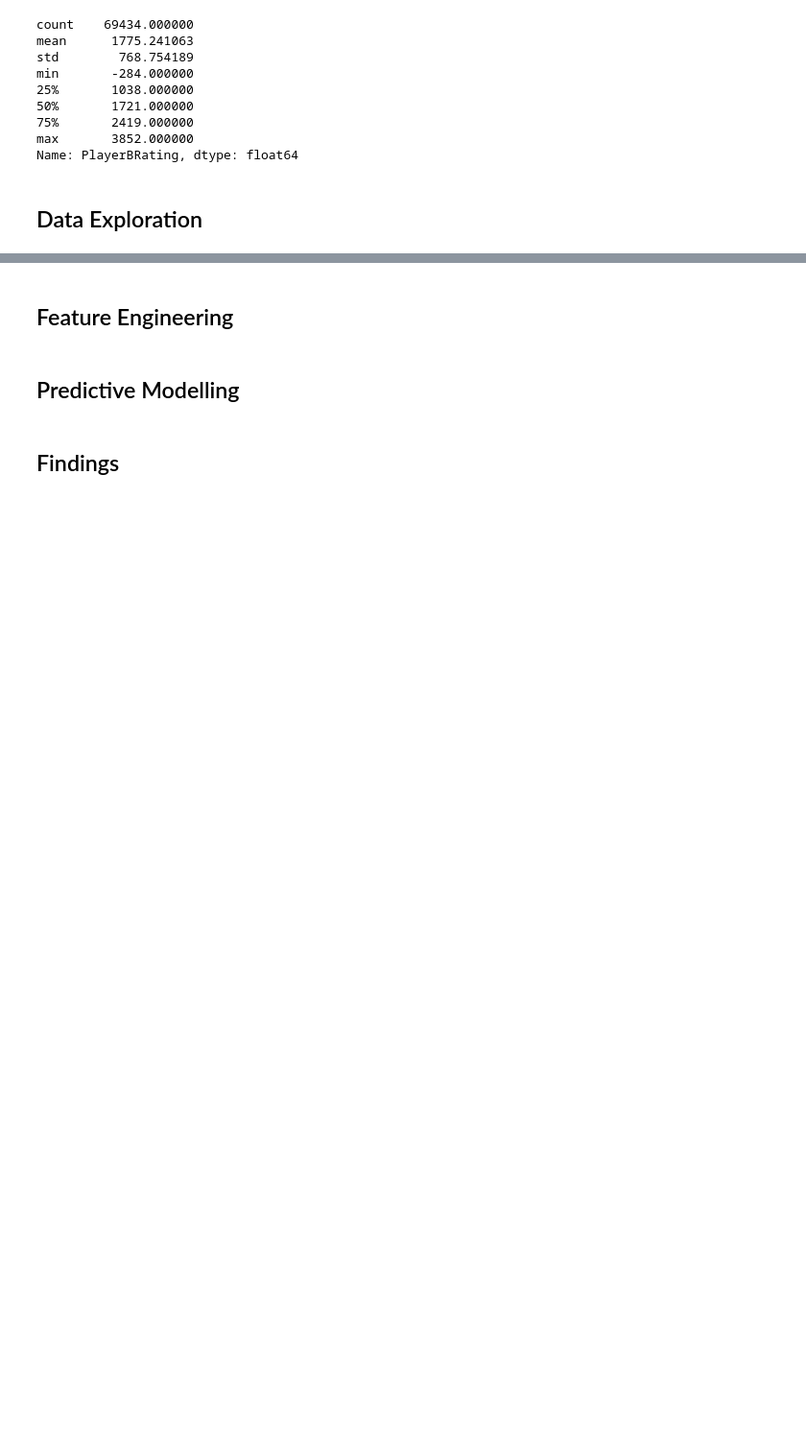
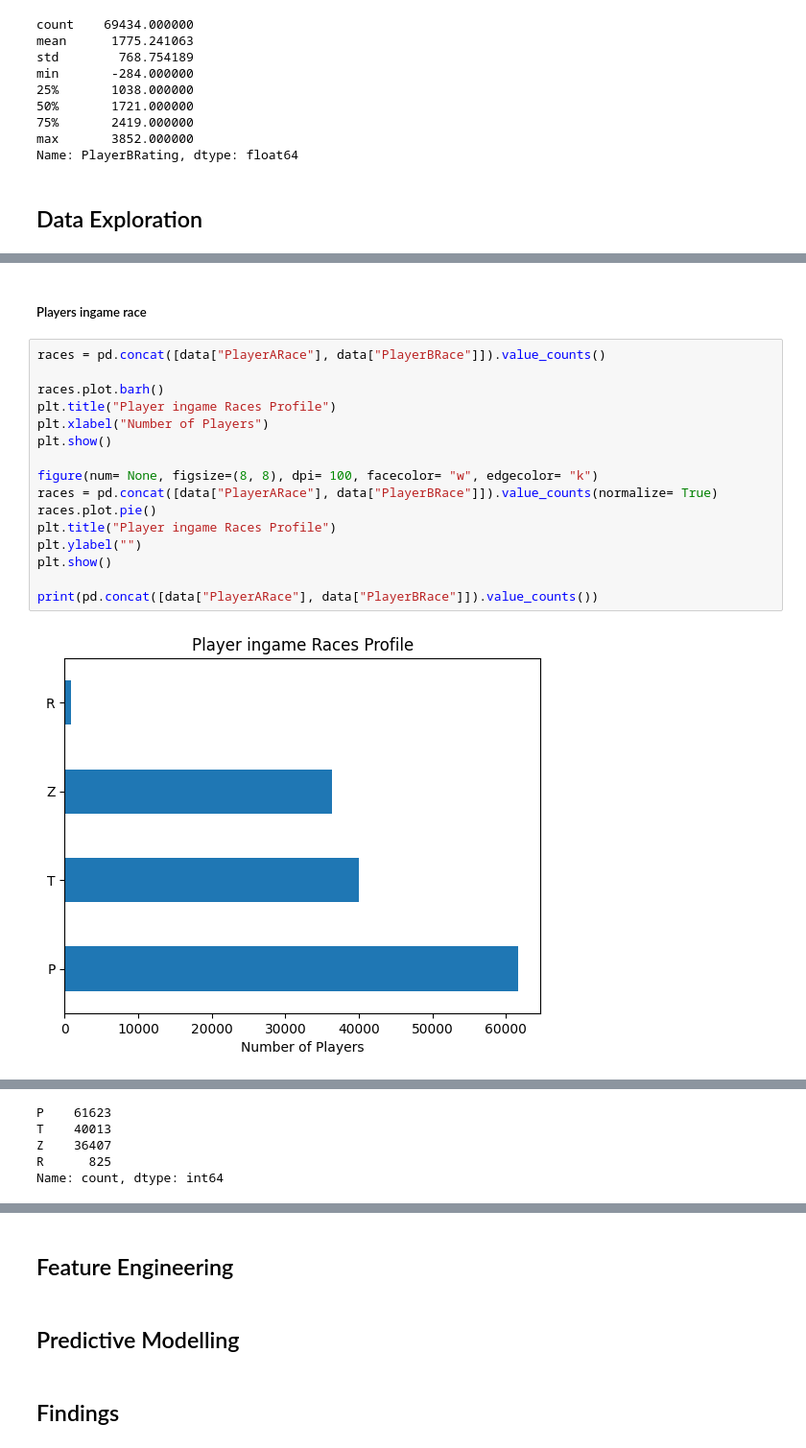
Before and after one commit to MeabhG97/Datascience_StarCraft, a Jupyter notebook: MeabhGibneyDAProject.ipynb, the cells around one changed output, grey strips where cells are left out. Shown: that part at 96% size. Saved outputs shown, nothing was run; the diff lists cells and outputs as text; blank space fills up the shorter version.

```diff
--- a/MeabhGibneyDAProject.ipynb
+++ b/MeabhGibneyDAProject.ipynb
@@ -199,0 +268,20 @@ Name: PlayerBRating, dtype: float64
+# %% [markdown]
+##### Players ingame race
+# %%
+races = pd.concat([data["PlayerARace"], data["PlayerBRace"]]).value_counts()
+
+races.plot.barh()
+plt.title("Player ingame Races Profile")
+plt.xlabel("Number of Players")
+plt.show()
+
+figure(num= None, figsize=(8, 8), dpi= 100, facecolor= "w", edgecolor= "k")
+races = pd.concat([data["PlayerARace"], data["PlayerBRace"]]).value_counts(normalize= True)
+races.plot.pie()
+plt.title("Player ingame Races Profile")
+plt.ylabel("")
+plt.show()
+
+print(pd.concat([data["PlayerARace"], data["PlayerBRace"]]).value_counts())
+# %% [output]
+[figure, added]
@@ -199,0 +289,5 @@ Name: PlayerBRating, dtype: float64
+P    61623
+T    40013
+Z    36407
+R      825
+Name: count, dtype: int64
```
Also changed, not shown: parts of 21 cells of this notebook.
